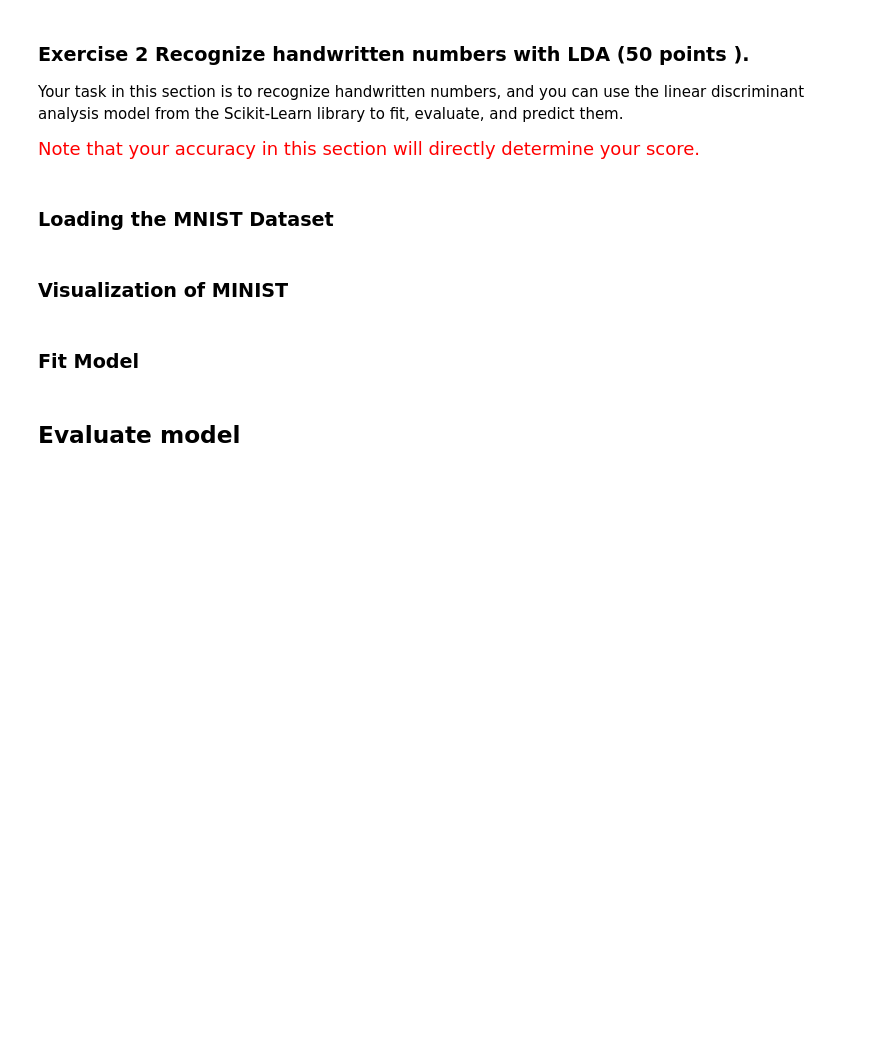
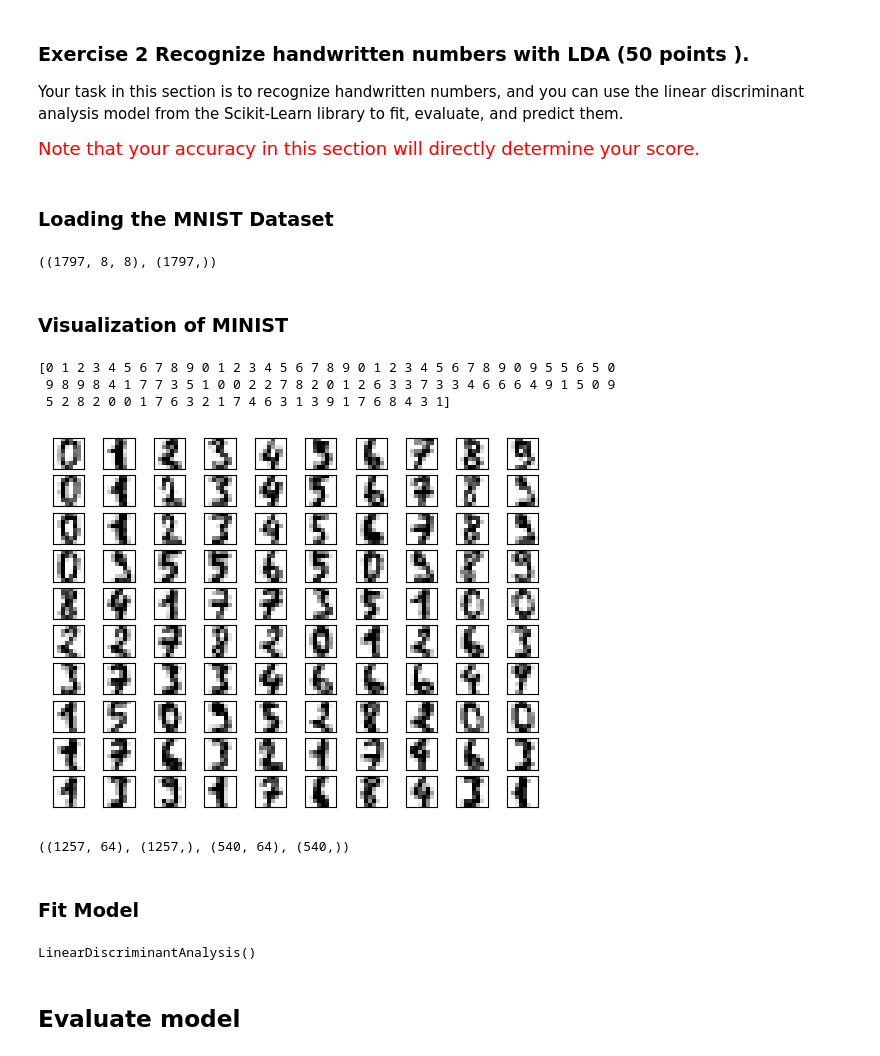
Before and after one commit to inkfin/Machine-Learning-2022F, a Jupyter notebook: Lab6.Linear Discriminant Analysis/Lab06_11912911_张子越.ipynb, the cells around one changed output. Cells and saved outputs as stored; diff of their text form; code cells hidden in the pictures; blank space fills up the shorter version.

```diff
--- a/Lab6.Linear Discriminant Analysis/Lab06_11912911_张子越.ipynb
+++ b/Lab6.Linear Discriminant Analysis/Lab06_11912911_张子越.ipynb
@@ -119,2 +148,14 @@ Your task in this section is to recognize handwritten numbers, and you can use t
+# %%
+########### Write Your Code Here ###########
+import matplotlib.pyplot as plt
+from sklearn.datasets import load_digits
+digits = load_digits()
+images = digits.images
+labels = digits.target
+images.shape, labels.shape
+
+############################################
+# %% [output]
+((1797, 8, 8), (1797,))
 # %% [markdown]
 ###  Visualization of MINIST
@@ -126,2 +162,24 @@ Your task in this section is to recognize handwritten numbers, and you can use t
+# %%
+# Visualize MINIST
+########### Write Your Code Here ###########
+
+fig, axes = plt.subplots(10, 10, subplot_kw={'xticks':[], 'yticks':[]})
+for i, ax in enumerate(axes.flat):
+    ax.imshow(images[i], cmap='binary', interpolation='nearest')
+
+print(labels[:10 * 10])
+############################################
+# %% [output]
+[0 1 2 3 4 5 6 7 8 9 0 1 2 3 4 5 6 7 8 9 0 1 2 3 4 5 6 7 8 9 0 9 5 5 6 5 0
+ 9 8 9 8 4 1 7 7 3 5 1 0 0 2 2 7 8 2 0 1 2 6 3 3 7 3 3 4 6 6 6 4 9 1 5 0 9
+ 5 2 8 2 0 0 1 7 6 3 2 1 7 4 6 3 1 3 9 1 7 6 8 4 3 1]
+[figure, added]
+# %%
+from sklearn.model_selection import train_test_split
+X = np.array([i.flatten() for i in images])
+X_train, X_test, y_train, y_test = train_test_split(X, labels, test_size = 0.3, random_state=123)
+X_train.shape, y_train.shape, X_test.shape, y_test.shape
+# %% [output]
+((1257, 64), (1257,), (540, 64), (540,))
 # %% [markdown]
 ### Fit  Model
@@ -132,2 +186,18 @@ Your task in this section is to recognize handwritten numbers, and you can use t
+# %%
+########### Write Your Code Here ###########
+
+from sklearn.discriminant_analysis import LinearDiscriminantAnalysis
+from sklearn.preprocessing import StandardScaler
+
+scaler = StandardScaler()
+X_train = scaler.fit_transform(X_train)
+X_test = scaler.fit_transform(X_test)
+
+clf = LinearDiscriminantAnalysis()
+clf.fit(X_train, y_train)
+
+############################################
+# %% [output]
+LinearDiscriminantAnalysis()
 # %% [markdown]
 ## Evaluate model
```
Also changed, not shown: parts of 10 cells of this notebook, 2 other files.
